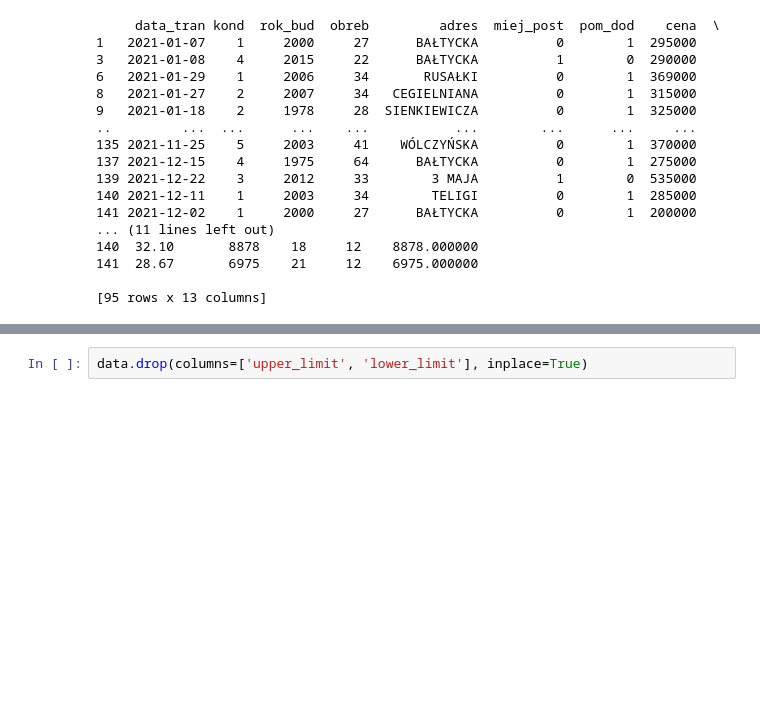
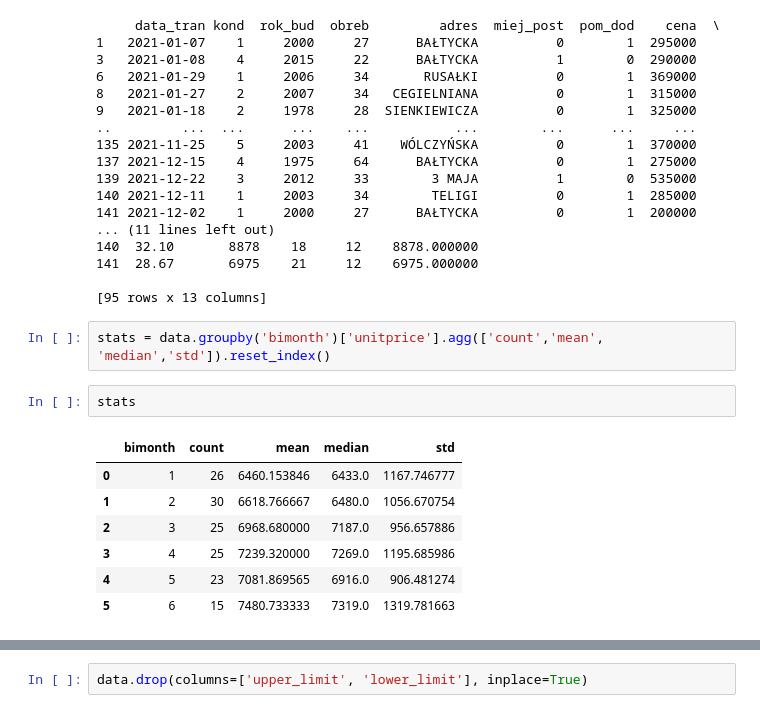
Before and after one commit to jkb-mchlk/jkb-mchlk, a Jupyter notebook: szkolenie_projekt.ipynb, the cells around one changed output, grey strips where cells are left out. Saved outputs shown, nothing was run; the diff lists cells and outputs as text; blank space fills up the shorter version.

```diff
--- a/szkolenie_projekt.ipynb
+++ b/szkolenie_projekt.ipynb
@@ -169,3 +148,15 @@ print(filtered_data)
 141  28.67       6975    21     12    6975.000000
 
 [95 rows x 13 columns]
+# %%
+stats = data.groupby('bimonth')['unitprice'].agg(['count','mean', 'median','std']).reset_index()
+# %%
+stats
+# %% [output]
+|  | bimonth | count | mean | median | std |
+| 0 | 1 | 26 | 6460.153846 | 6433.0 | 1167.746777 |
+| 1 | 2 | 30 | 6618.766667 | 6480.0 | 1056.670754 |
+| 2 | 3 | 25 | 6968.680000 | 7187.0 | 956.657886 |
+| 3 | 4 | 25 | 7239.320000 | 7269.0 | 1195.685986 |
+| 4 | 5 | 23 | 7081.869565 | 6916.0 | 906.481274 |
+| 5 | 6 | 15 | 7480.733333 | 7319.0 | 1319.781663 |
```
Also changed, not shown: parts of 10 cells of this notebook.
